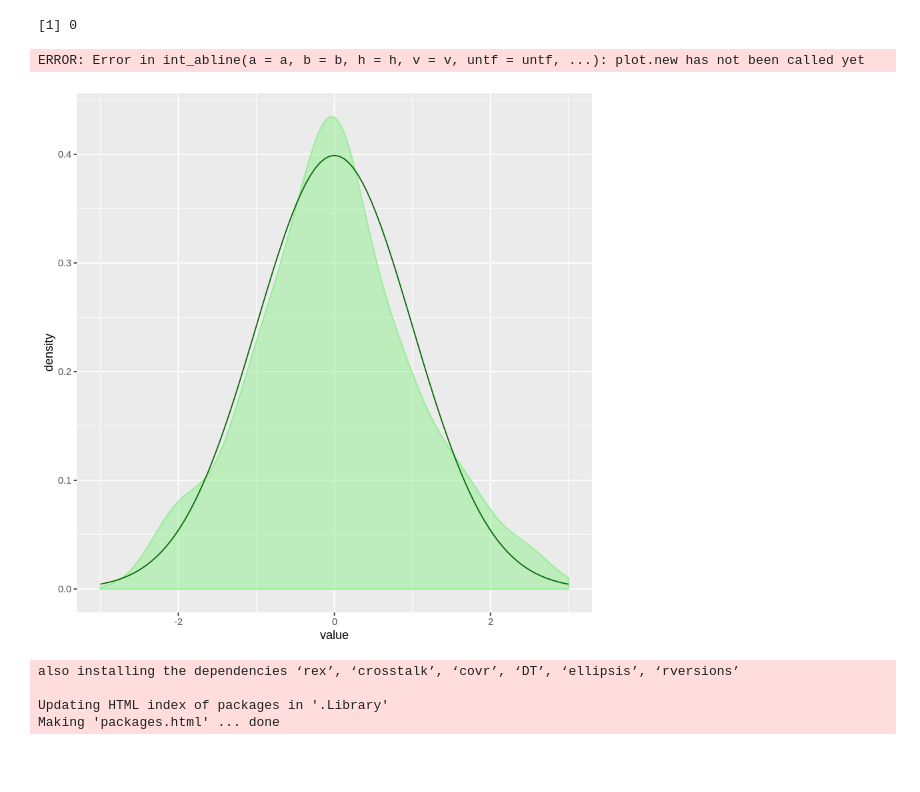
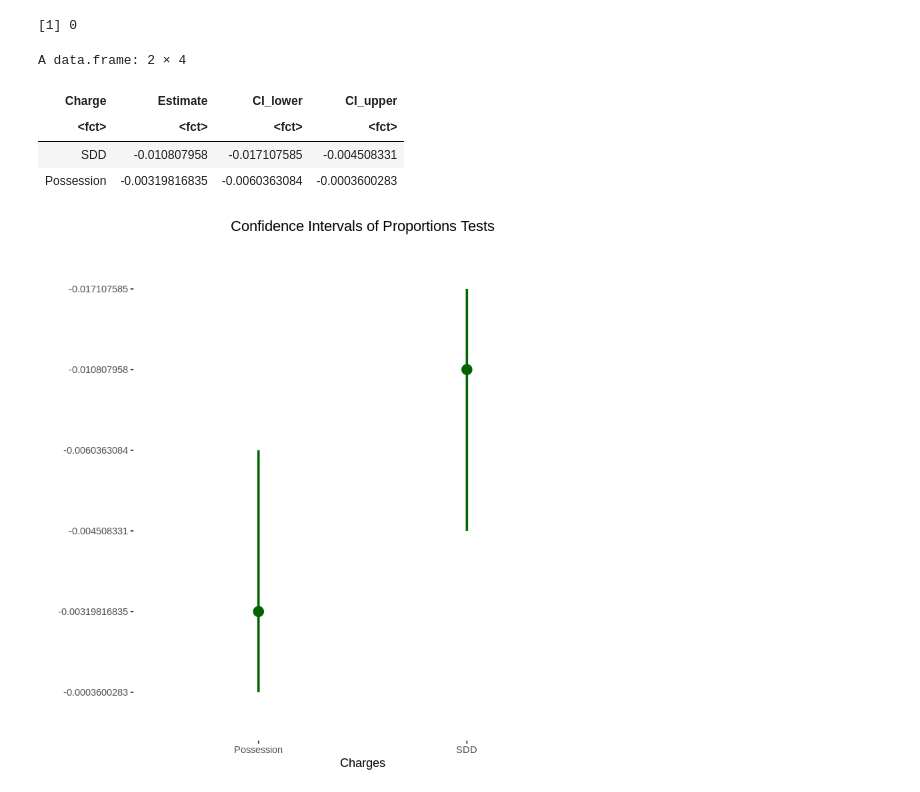
Before and after one commit to arianazukergood/Project, a Jupyter notebook: Analysis.ipynb, the cells around one changed output. Cells and saved outputs as stored; diff of their text form; code cells hidden in the pictures; blank space fills up the shorter version.

```diff
--- a/Analysis.ipynb
+++ b/Analysis.ipynb
@@ -299,31 +366,39 @@ sum(cr19_df$FOFFCD1 == '6505')
 # %%
 ##We decided to base our paper off of the analysis conducted only on the Possession cases and the SDD cases, as those are the
 ##analyses that we had enough cases to extrapolate from
-# %%
-##Data Visualization of 2 - sample proportions test
-
-library(dplyr)
-library(ggplot2)
-
-set.seed(100)
-
-plot(rnorm(100, mean=0, sd=1) %>%
-  as_tibble() %>%
-  ggplot(aes(value)) +
-  geom_density(stat = "density", fill = "light green",
-               colour = "light green",
-               alpha = 0.5) +
-  stat_function(fun = function(x) {dnorm(x, 0, 1)}, color = "dark green") +
-  lims(x = c(-3, 3)))
-abline(v=2, col = "dark green")
-abline(v=-2, col = "dark green")
-# %% [output]
-ERROR: Error in int_abline(a = a, b = b, h = h, v = v, untf = untf, ...): plot.new has not been called yet
-[figure, removed]
-# %%
-install.packages("devtools")
-# %% [output]
-also installing the dependencies ‘rex’, ‘crosstalk’, ‘covr’, ‘DT’, ‘ellipsis’, ‘rversions’
-
-Updating HTML index of packages in '.Library'
-Making 'packages.html' ... done
+# %%
+##Data Visualization of Confidence Intervals
+
+##Make a dataframe to use for the plot
+
+Charge <- c("SDD", "Possession")
+Estimate <- c('-0.010807958', '-0.00319816835')
+CI_lower <- c('-0.017107585', '-0.0060363084')
+CI_upper <- c('-0.004508331', '-0.0003600283')
+
+CI_data <- data.frame(Charge, Estimate, CI_lower, CI_upper)
+CI_data
+
+
+
+##SDD Estimate: -0.01080796
+##Poss Estimate: -0.00319817
+
+#Now Plot
+
+CI <- ggplot(CI_data, aes(x=Charge, y=Estimate)) +
+  geom_errorbar(aes(ymin=CI_lower, ymax=CI_upper),
+                lwd=1, width=0, position = position_dodge(width = 0.5), colour = "dark green") +
+  labs(x ="")+
+ geom_point(size=4, pch=21,position = position_dodge(width = 0.5), colour = "dark green", fill = "dark green") +
+  theme(panel.background = element_rect(fill = "white"))
+
+CI + labs(title="Confidence Intervals of Proportions Tests",
+         x="Charges", y = "")
+# %% [output]
+A data.frame: 2 × 4
+| Charge | Estimate | CI_lower | CI_upper |
+| <fct> | <fct> | <fct> | <fct> |
+| SDD | -0.010807958 | -0.017107585 | -0.004508331 |
+| Possession | -0.00319816835 | -0.0060363084 | -0.0003600283 |
+[figure, added]
```
Also changed, not shown: parts of 4 cells of this notebook.
